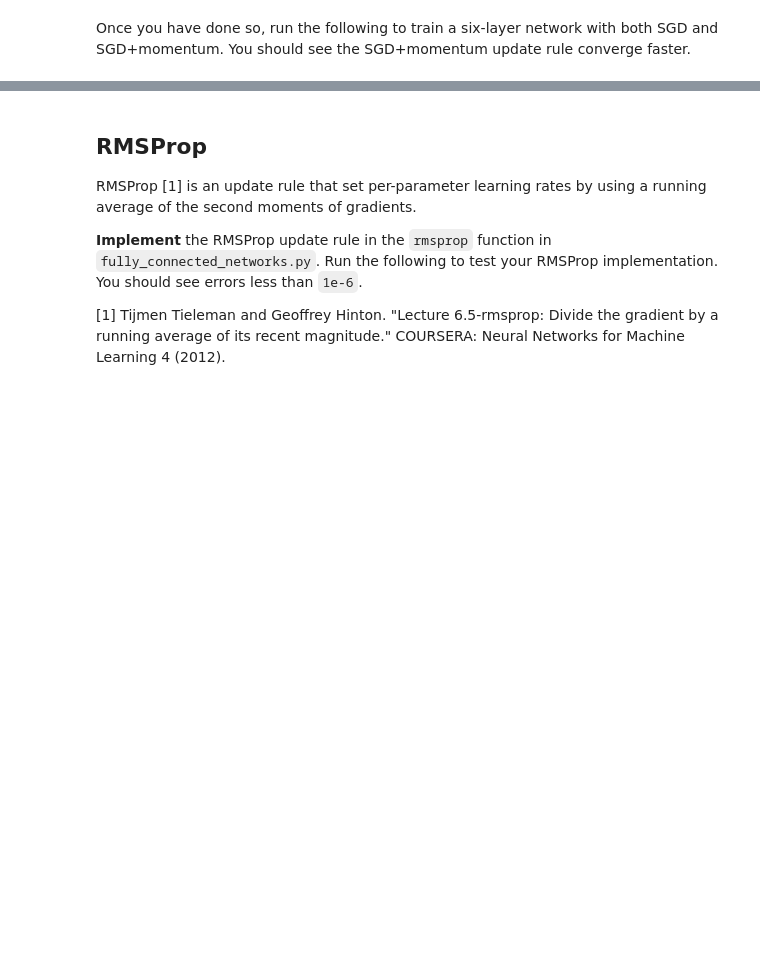
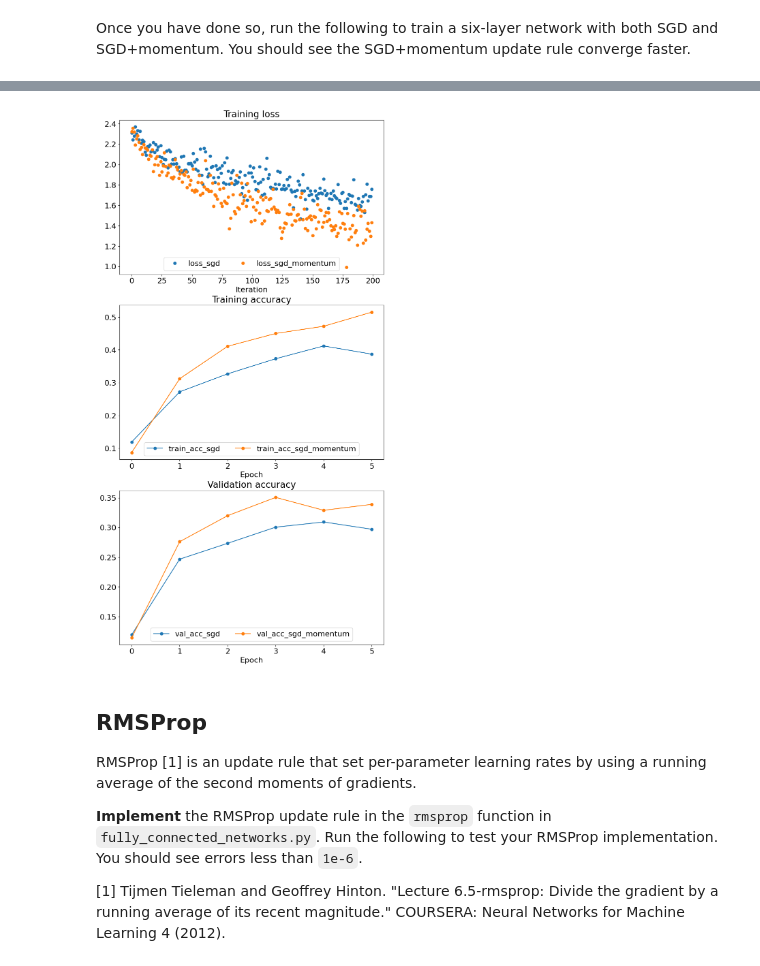
Before and after one commit to LinkLeft/cs231n, a Jupyter notebook: assignments/A3/fully_connected_networks.ipynb, the cells around one changed output, grey strips where cells are left out. Cells and saved outputs as stored; diff of their text form; code cells hidden in the pictures; blank space fills up the shorter version.

```diff
--- a/assignments/A3/fully_connected_networks.ipynb
+++ b/assignments/A3/fully_connected_networks.ipynb
@@ -706,25 +668,25 @@ plt.show()
 # %% [markdown]
 If you're satisfied with your model's performance, save the overfit model. Just a sanity check, we evaluate it one the training set again to verify that the saved weights have the correct performance.
 # %%
-# Set path
-path = os.path.join(GOOGLE_DRIVE_PATH, 'best_overfit_five_layer_net.pth')
-solver.model.save(path)
+# # Set path
+# path = os.path.join(GOOGLE_DRIVE_PATH, 'best_overfit_five_layer_net.pth')
+# solver.model.save(path)
 
 
-# Create a new instance  -- Note that hidden dims being different doesn't matter here.
-model = FullyConnectedNet(hidden_dims=[100, ], dtype=torch.float32, device='cuda')
-solver = Solver(model, small_data,
-                print_every=10, num_epochs=20, batch_size=25,
-                optim_config={
-                  'learning_rate': learning_rate,
-                },
-                device='cuda',
-         )
+# # Create a new instance  -- Note that hidden dims being different doesn't matter here.
+# model = FullyConnectedNet(hidden_dims=[100, ], dtype=torch.float32, device='cuda')
+# solver = Solver(model, small_data,
+#                 print_every=10, num_epochs=20, batch_size=25,
+#                 optim_config={
+#                   'learning_rate': learning_rate,
+#                 },
+#                 device='cuda',
+#          )
 
 
-# Load model
-solver.model.load(path, dtype=torch.float32, device='cuda')
+# # Load model
+# solver.model.load(path, dtype=torch.float32, device='cuda')
 
-# Evaluate on validation set
-accuracy = solver.check_accuracy(solver.X_train, solver.y_train)
-print(f"Saved model's accuracy on small train is {accuracy}")
+# # Evaluate on validation set
+# accuracy = solver.check_accuracy(solver.X_train, solver.y_train)
+# print(f"Saved model's accuracy on small train is {accuracy}")
@@ -795,5 +758,11 @@ print('velocity error: ', eecs598.grad.rel_error(expected_velocity, config['velo
 # %% [markdown]
 Once you have done so, run the following to train a six-layer network with both SGD and SGD+momentum. You should see the SGD+momentum update rule converge faster.
+# %%
+temp_weight_scale = 5e-2
+temp_learning_rate = 5e-2
+
+temp_weight_scale = 12e-2
+temp_learning_rate = 61e-3
 # %%
 from fully_connected_networks import FullyConnectedNet, sgd, sgd_momentum
 
@@ -813,14 +782,14 @@ solvers = {}
 
 for update_rule_name, update_rule_fn in [('sgd', sgd), ('sgd_momentum', sgd_momentum)]:
   print('running with ', update_rule_name)
-  model = FullyConnectedNet([100, 100, 100, 100, 100], weight_scale=5e-2,
+  model = FullyConnectedNet([100, 100, 100, 100, 100], weight_scale=temp_weight_scale,
                             dtype=torch.float32, device='cuda')
 
   solver = Solver(model, small_data,
                   num_epochs=5, batch_size=100,
                   update_rule=update_rule_fn,
                   optim_config={
-                    'learning_rate': 5e-2,
+                    'learning_rate': temp_learning_rate,
                   },
                   print_every=1000,
                   verbose=True,
@@ -853,3 +822,4 @@ plt.legend(loc='lower center', ncol=4)
 
 plt.gcf().set_size_inches(10, 20)
 plt.show()
+# %% [output]
@@ -856,3 +843,4 @@ plt.show()
+[figure, added]
 # %% [markdown]
 ## RMSProp
 RMSProp [1] is an update rule that set per-parameter learning rates by using a running average of the second moments of gradients.
```
Also changed, not shown: parts of 13 cells of this notebook, 5 other files.
